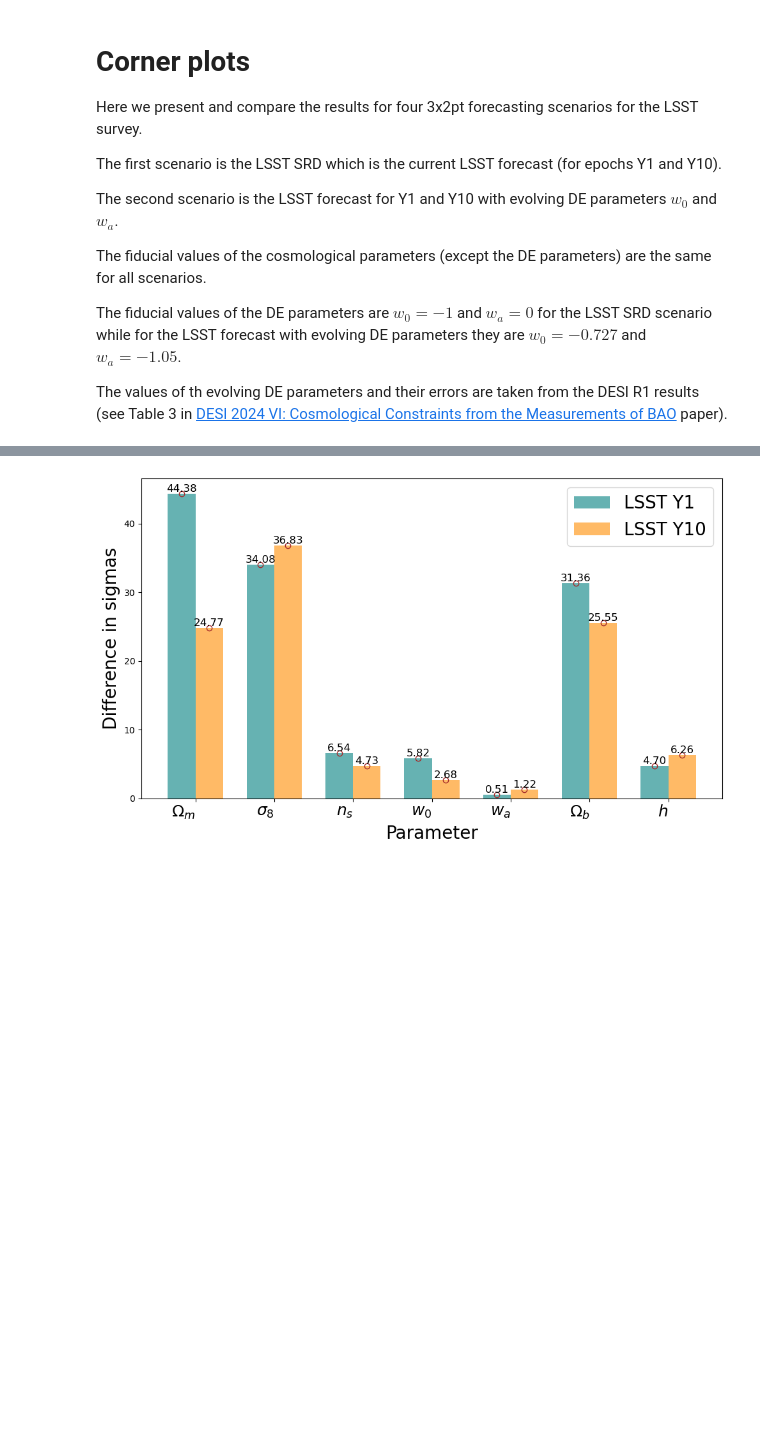
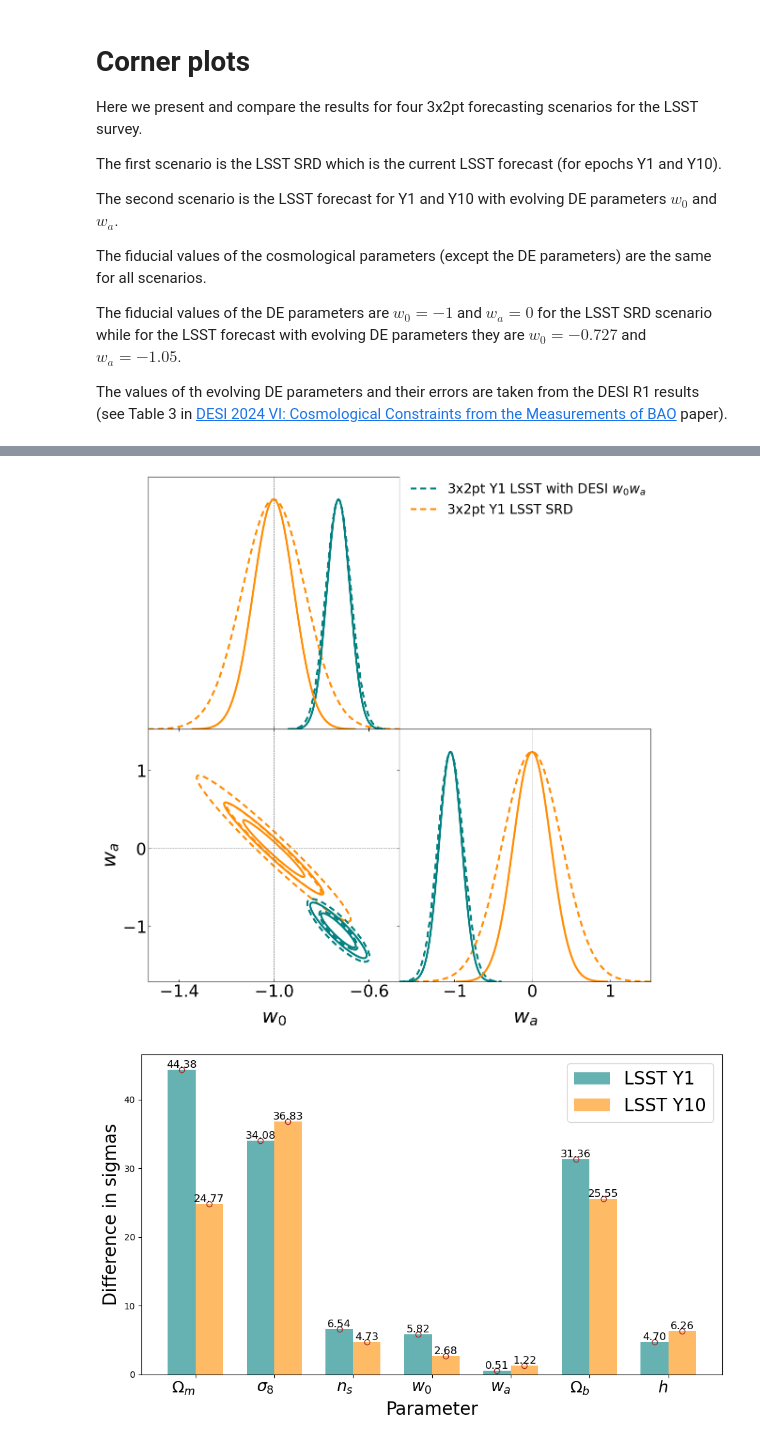
Before and after one commit to nikosarcevic/LSST-DESI-DE, a Jupyter notebook: Corner Plots LSST DESI w0wa.ipynb, the cells around one changed output, grey strips where cells are left out. Cells and saved outputs as stored; diff of their text form; code cells hidden in the pictures; blank space fills up the shorter version.

Commit message:
added w0wa plot

```diff
--- a/Corner Plots LSST DESI w0wa.ipynb
+++ b/Corner Plots LSST DESI w0wa.ipynb
@@ -180,4 +177,72 @@ Wall time: 45.2 s
 [figure]
+# %%
+# Filter indices for w_0 and w_a
+param_indices = [3, 4]  # Indices of w_0 and w_a in your lists
+labels_filtered = [labels[i] for i in param_indices]
+param_order_filtered = [param_order[i] for i in param_indices]
+
+# Filtered fiducial values
+fiducial_values_filtered = {
+    "lsst_desi": [fiducial_values["lsst_desi"][i] for i in param_indices],
+    "lsst_srd": [fiducial_values["lsst_srd"][i] for i in param_indices]
+}
+
+# Filtered inverse Fisher matrix entries
+inv_fm_dict_filtered = {
+    "lsst_desi": {
+        "1": inv_fm_dict["lsst_desi"]["1"][np.ix_(param_indices, param_indices)],
+        "10": inv_fm_dict["lsst_desi"]["10"][np.ix_(param_indices, param_indices)]
+    },
+    "lsst_srd": {
+        "1": inv_fm_dict["lsst_srd"]["1"][np.ix_(param_indices, param_indices)],
+        "10": inv_fm_dict["lsst_srd"]["10"][np.ix_(param_indices, param_indices)]
+    }
+}
+
+# Construct GaussianND objects for the filtered parameters
+gauss_dict_filtered = {
+    "lsst_desi": {
+        "1": GaussianND(fiducial_values_filtered["lsst_desi"], inv_fm_dict_filtered["lsst_desi"]["1"], labels=labels_filtered, names=param_order_filtered),
+        "10": GaussianND(fiducial_values_filtered["lsst_desi"], inv_fm_dict_filtered["lsst_desi"]["10"], labels=labels_filtered, names=param_order_filtered)
+    },
+    "lsst_srd": {
+        "1": GaussianND(fiducial_values_filtered["lsst_srd"], inv_fm_dict_filtered["lsst_srd"]["1"], labels=labels_filtered, names=param_order_filtered),
+        "10": GaussianND(fiducial_values_filtered["lsst_srd"], inv_fm_dict_filtered["lsst_srd"]["10"], labels=labels_filtered, names=param_order_filtered)
+    }
+}
+
+g.settings.axes_labelsize = 30
+g.settings.legend_rect_border = False
+g.settings.axes_fontsize = 25
+
+legend_labels = ["3x2pt Y1 LSST with DESI $w_0 w_a$",
+                 "3x2pt Y1 LSST SRD"]
+
+lower_kwargs = {'contour_colors': ["teal", "darkorange", "teal", "darkorange"],
+                "filled":[False, False, False, False],
+                "contour_ls":["--", "--", "-", "-"],
+                "contour_lws":[3, 3, 3, 3]}
+
+# List of GaussianND objects for the filtered parameters
+lower_covmats = [gauss_dict_filtered["lsst_desi"]["1"],
+                 gauss_dict_filtered["lsst_srd"]["1"],
+                 gauss_dict_filtered["lsst_desi"]["10"],
+                 gauss_dict_filtered["lsst_srd"]["10"],
+                 ]
+
+g.triangle_plot(lower_covmats,
+                legend_labels=legend_labels,
+                legend_ncol=1,
+                markers=fiducial_values_filtered["lsst_srd"],
+                **lower_kwargs)
+
+# Save the figure
+plt.savefig(f"{path}{analysis}_lsst_desi_comparison_y1y10_w0wa.pdf", bbox_inches="tight")
+plt.savefig(f"{path}{analysis}_lsst_desi_comparison_y1y10_w0wa.png", bbox_inches="tight", dpi=300)
+
+plt.show()
+# %% [output]
+[figure, added]
 # %%
 def get_sigmas(fisher_matrix):
     return np.sqrt(np.diag(fisher_matrix))
```
Also changed, not shown: parts of 6 cells of this notebook.
